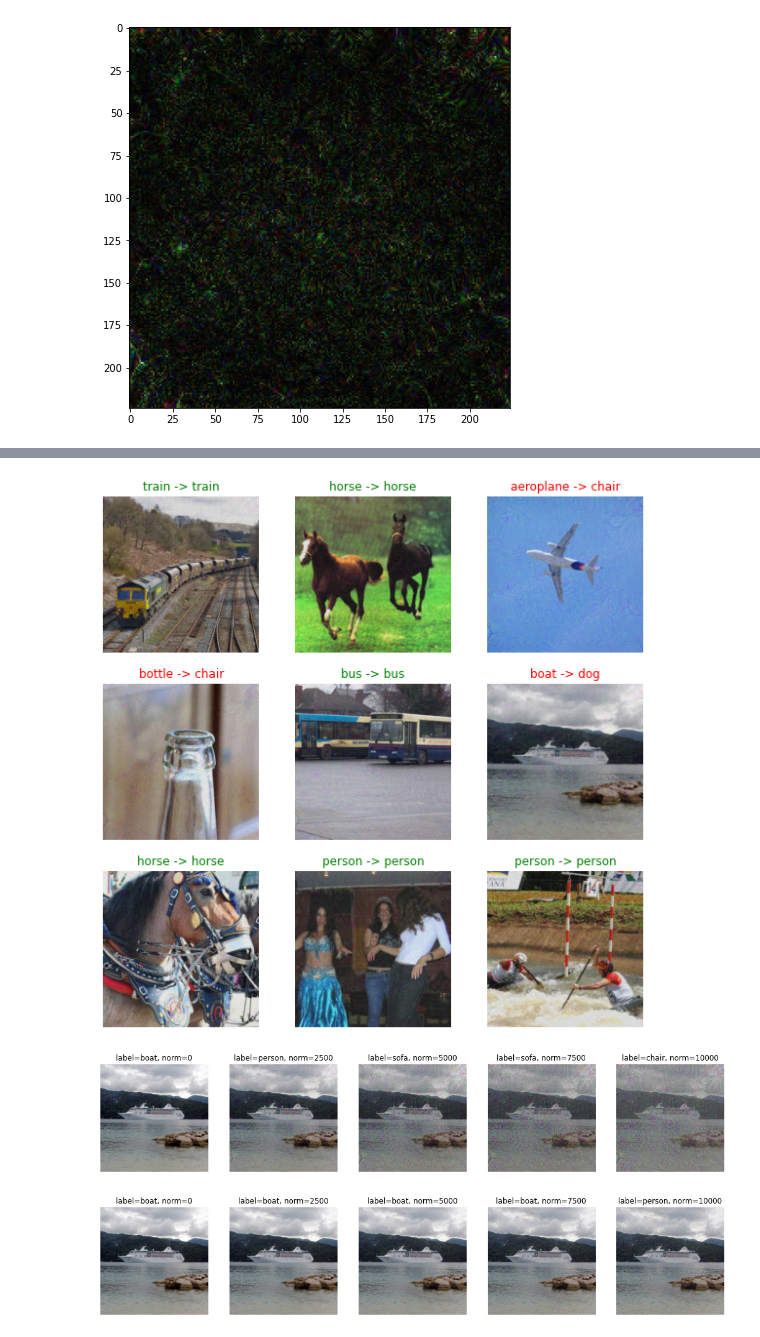
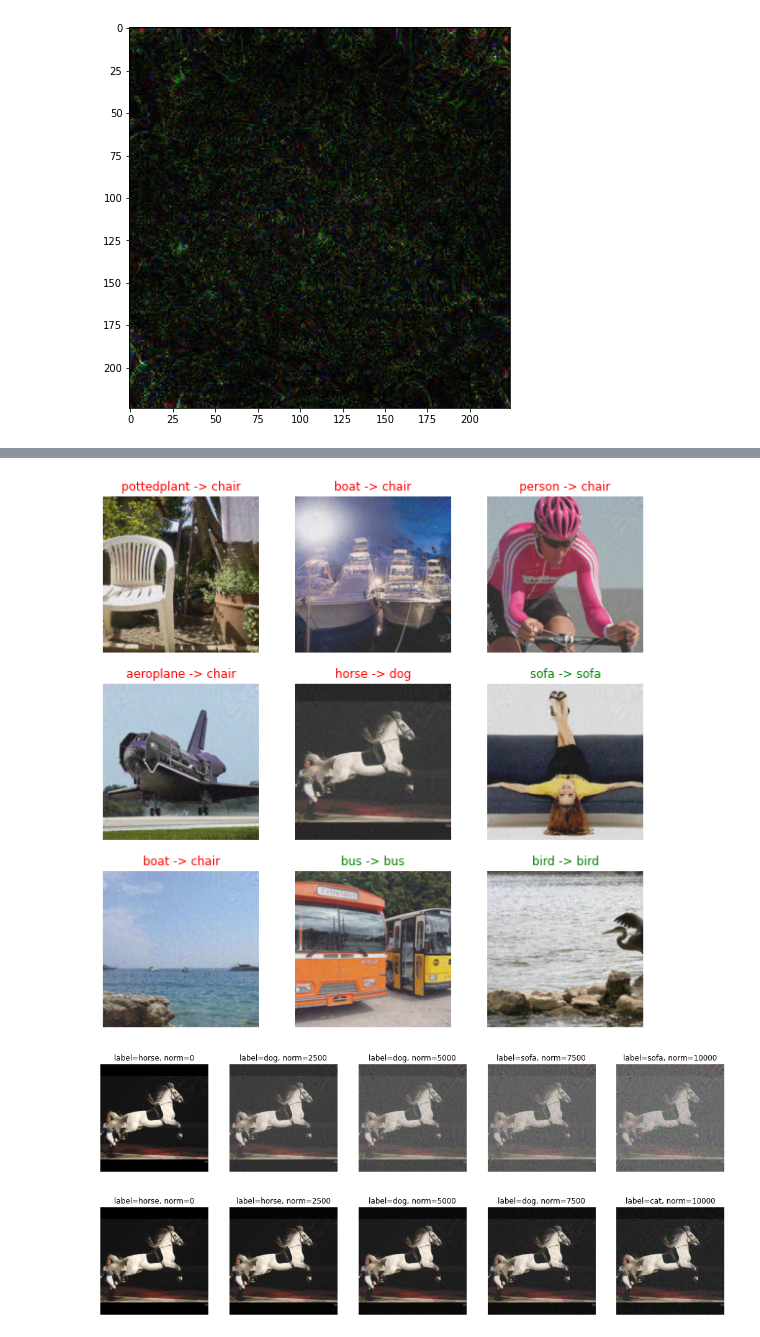
Before and after one commit to riiswa/universal, a Jupyter notebook: viz.ipynb, the cells around one changed output, grey strips where cells are left out. Drawn from its saved outputs; the diff is of its cells as text; code cells hidden in the pictures.

```diff
--- a/viz.ipynb
+++ b/viz.ipynb
@@ -80,7 +81,7 @@ plt.imshow(perturbation)
 <matplotlib.image.AxesImage at 0x...>
 [figure]
 # %%
-sample = random.sample(range(len(valid_data)), 10)
+#sample = random.sample(range(len(valid_data)), 10)
 images, labels = zip(*[(image, label) for image, label in
                                    [valid_data[i] for i in sample]])
 outputs = classifier(torch.stack(images).to(device))
@@ -98,11 +99,11 @@ predicted_perturbed = outputs.argmax(dim=1)
 
 plot_images(images, predicted_perturbed, classes, true_labels=predicted)
 # %% [output]
-[figure, old version]
+[figure, new version]
 # %%
 count = 5
 norms = np.linspace(0., 10000, count)
-i = 5
+i = 4
 # %%
 from universal.plot import normalize_image
 img, label = valid_data[sample[i]]
@@ -112,32 +113,32 @@ for norm in norms:
     normalized_v = v * (norm / np.linalg.norm(v))
     imgs_perturbed.append(img + normalized_v.squeeze())
 
-outputs = model(torch.stack(imgs_perturbed).to(device))
-_, predicted_perturbed = outputs[0].max(1)
+outputs = classifier(torch.stack(imgs_perturbed).to(device))
+predicted_perturbed = outputs.argmax(dim=1)
 fig, axs = plt.subplots(1, count, figsize=(18, 10))
 for i, ax in enumerate(axs):
     ax.imshow(normalize_image(imgs_perturbed[i]).numpy().transpose(1, 2, 0))
     ax.set_title(f"label={classes[predicted_perturbed[i]]}, norm={int(norms[i])}")
     ax.set_axis_off()
 # %% [output]
-[figure, old version]
+[figure, new version]
 # %%
 random_v =  np.random.rand(1, 3, 224, 224).astype(np.float32)
 imgs_perturbed = []
 for norm in norms:
     norm = norm / 255
     normalized_v = random_v * (norm / np.linalg.norm(random_v))
     imgs_perturbed.append(img + normalized_v.squeeze())
 
-outputs = model(torch.stack(imgs_perturbed).to(device))
-_, predicted_perturbed = outputs[0].max(1)
+outputs = classifier(torch.stack(imgs_perturbed).to(device))
+predicted_perturbed = outputs.argmax(dim=1)
 fig, axs = plt.subplots(1, count, figsize=(18, 10))
 for i, ax in enumerate(axs):
     ax.imshow(normalize_image(imgs_perturbed[i]).numpy().transpose(1, 2, 0))
     ax.set_title(f"label={classes[predicted_perturbed[i]]}, norm={int(norms[i])}")
     ax.set_axis_off()
 # %% [output]
-[figure, old version]
+[figure, new version]
 # %%
 a = random_v.squeeze().transpose(1, 2, 0)
 
```
Also changed, not shown: parts of 5 cells of this notebook, 3 other files.
